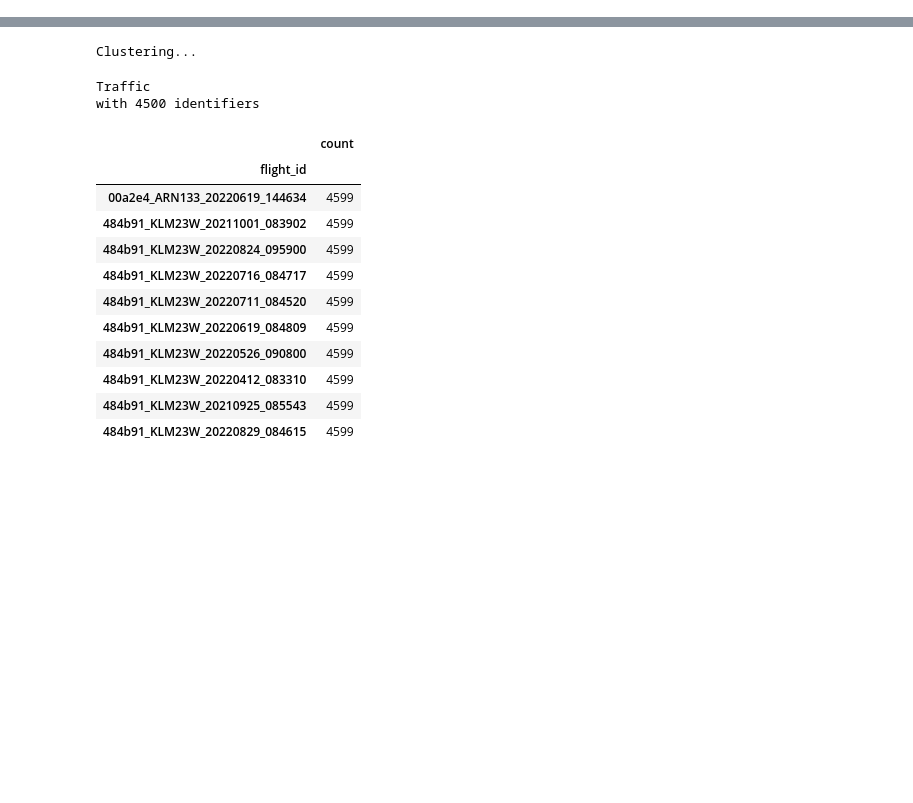
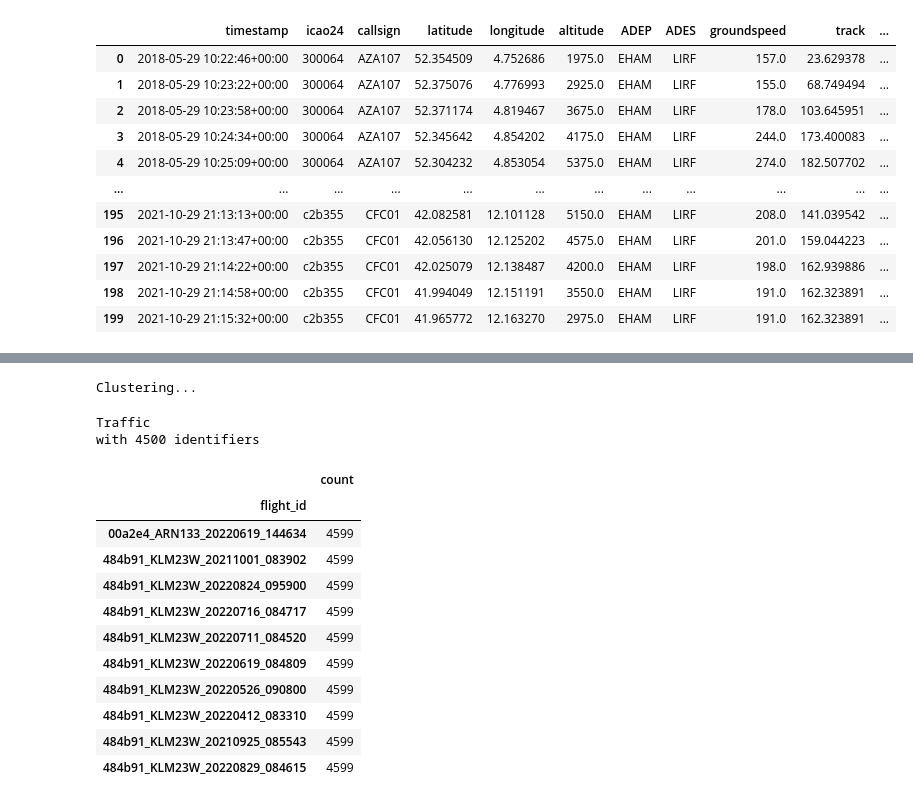
Before and after one commit to SynthAIr/DM_FM_Trajectories, a Jupyter notebook: src/data/OpenSky_viewer.ipynb, the cells around one changed output, grey strips where cells are left out. Saved outputs shown, nothing was run; the diff lists cells and outputs as text; code cells hidden in the pictures; blank space fills up the shorter version.

```diff
--- a/src/data/OpenSky_viewer.ipynb
+++ b/src/data/OpenSky_viewer.ipynb
@@ -15,11 +15,17 @@ import pandas as pd
 import numpy as np
 from geopy.distance import geodesic
 # %%
-#len(df_2)
-#len(df_original)
-#df_2 = df_original
-df_test[0].data
-for i in df_test:
-    if len(i) == 400:
-        print(i.data[['ADEP', 'ADES', 'timestamp']])
+df_test.data
 # %% [output]
+|  | timestamp | icao24 | callsign | latitude | longitude | altitude | ADEP | ADES | groundspeed | track | ... |
+| 0 | 2018-05-29 10:22:46+00:00 | 300064 | AZA107 | 52.354509 | 4.752686 | 1975.0 | EHAM | LIRF | 157.0 | 23.629378 | ... |
+| 1 | 2018-05-29 10:23:22+00:00 | 300064 | AZA107 | 52.375076 | 4.776993 | 2925.0 | EHAM | LIRF | 155.0 | 68.749494 | ... |
+| 2 | 2018-05-29 10:23:58+00:00 | 300064 | AZA107 | 52.371174 | 4.819467 | 3675.0 | EHAM | LIRF | 178.0 | 103.645951 | ... |
+| 3 | 2018-05-29 10:24:34+00:00 | 300064 | AZA107 | 52.345642 | 4.854202 | 4175.0 | EHAM | LIRF | 244.0 | 173.400083 | ... |
+| 4 | 2018-05-29 10:25:09+00:00 | 300064 | AZA107 | 52.304232 | 4.853054 | 5375.0 | EHAM | LIRF | 274.0 | 182.507702 | ... |
+| ... | ... | ... | ... | ... | ... | ... | ... | ... | ... | ... | ... |
+| 195 | 2021-10-29 21:13:13+00:00 | c2b355 | CFC01 | 42.082581 | 12.101128 | 5150.0 | EHAM | LIRF | 208.0 | 141.039542 | ... |
+| 196 | 2021-10-29 21:13:47+00:00 | c2b355 | CFC01 | 42.056130 | 12.125202 | 4575.0 | EHAM | LIRF | 201.0 | 159.044223 | ... |
+| 197 | 2021-10-29 21:14:22+00:00 | c2b355 | CFC01 | 42.025079 | 12.138487 | 4200.0 | EHAM | LIRF | 198.0 | 162.939886 | ... |
+| 198 | 2021-10-29 21:14:58+00:00 | c2b355 | CFC01 | 41.994049 | 12.151191 | 3550.0 | EHAM | LIRF | 191.0 | 162.323891 | ... |
+| 199 | 2021-10-29 21:15:32+00:00 | c2b355 | CFC01 | 41.965772 | 12.163270 | 2975.0 | EHAM | LIRF | 191.0 | 162.323891 | ... |
```
Also changed, not shown: parts of 4 cells of this notebook, 3 other files.
